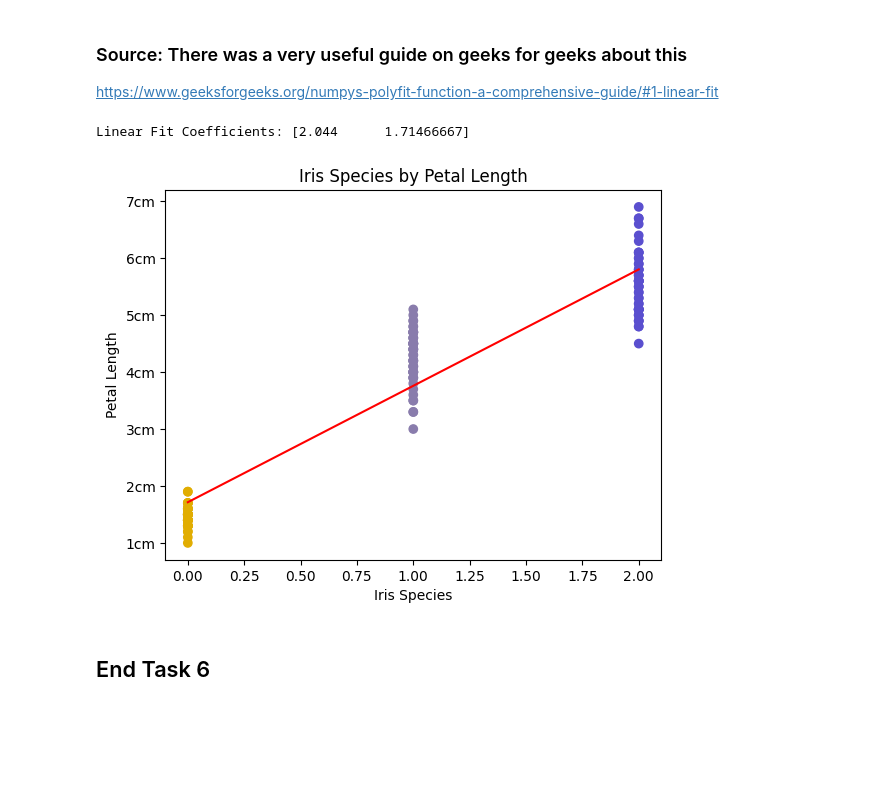
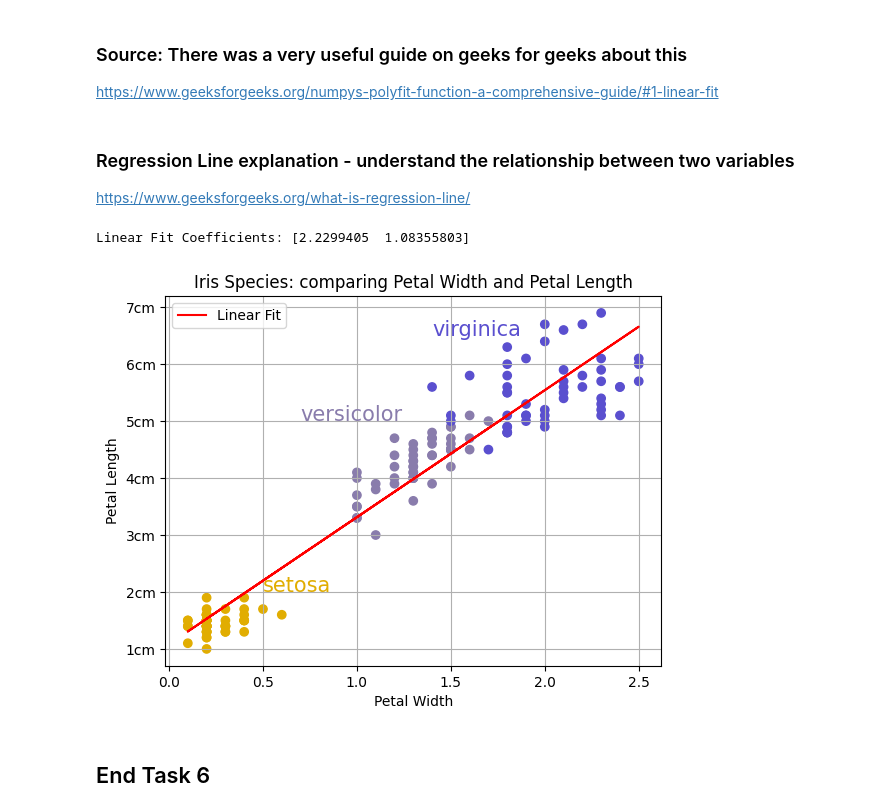
Before and after one commit to FaolanH/principles_of_data_analytics, a Jupyter notebook: tasks.ipynb, the cells around one changed output. Drawn from its saved outputs; the diff is of its cells as text; code cells hidden in the pictures; blank space fills up the shorter version.

```diff
--- a/tasks.ipynb
+++ b/tasks.ipynb
@@ -480,6 +341,9 @@ Explain my approach to task 6 in Markdown cell
 # %% [markdown]
 ### Source: There was a very useful guide on geeks for geeks about this
 https://www.geeksforgeeks.org/numpys-polyfit-function-a-comprehensive-guide/#1-linear-fit
+# %% [markdown]
+### Regression Line explanation - understand the relationship between two variables
+https://www.geeksforgeeks.org/what-is-regression-line/
 # %%
 #set the colours for iris
 #I struggled with getting the colurs to attach to the plot, the key issue was not using '.map'.
@@ -488,27 +352,36 @@ col = {'setosa':'#E1AD01', 'versicolor' : '#897CAC', 'virginica' : '#5A4FCF'}
 colours = pd_iris_data['species'].map(col)
 # %%
 # as pd_iris_data show only th species name, I had to make one simple change to the previous template in task 5 and set the x value to iris data ['target'] which shows the classes as numbers
-x = iris_data ['target']
-y = pd_iris_data ['petal_length']
+x = iris_data.data [0:,3]
+y = iris_data.data [0:,2]
 
 # Perform linear fit
 coefficients = np.polyfit(x, y, 1)
 print("Linear Fit Coefficients:", coefficients);
 
 # Create polynomial function
 p = np.poly1d(coefficients)
 
-plt.title ('Iris Species by Petal Length')
-plt.xlabel ('Iris Species')
+plt.title ('Iris Species: comparing Petal Width and Petal Length')
+plt.xlabel ('Petal Width')
 plt.ylabel ('Petal Length')
 
 plt.yticks ([1,2,3,4,5,6,7], ['1cm', '2cm', '3cm', '4cm', '5cm', '6cm', '7cm'])
 
+plt.grid(True);
+
+#labelling the colours:
+plt.text(0.5,2, 'setosa', c = '#E1AD01', size = 15)
+plt.text(0.7,5, 'versicolor', c = '#897CAC', size = 15)
+plt.text(1.4,6.5, 'virginica', c = '#5A4FCF', size = 15)
+
 plt.scatter(x, y, c = colours);
 plt.plot(x, p(x), label = 'Linear Fit', c = 'red');
+
+plt.legend();
 # %% [output]
-Linear Fit Coefficients: [2.044      1.71466667]
+Linear Fit Coefficients: [2.2299405  1.08355803]
-[figure, old version]
+[figure, new version]
 # %% [markdown]
 ## End Task 6
 # %% [markdown]
```
Also changed, not shown: parts of 30 cells of this notebook.
